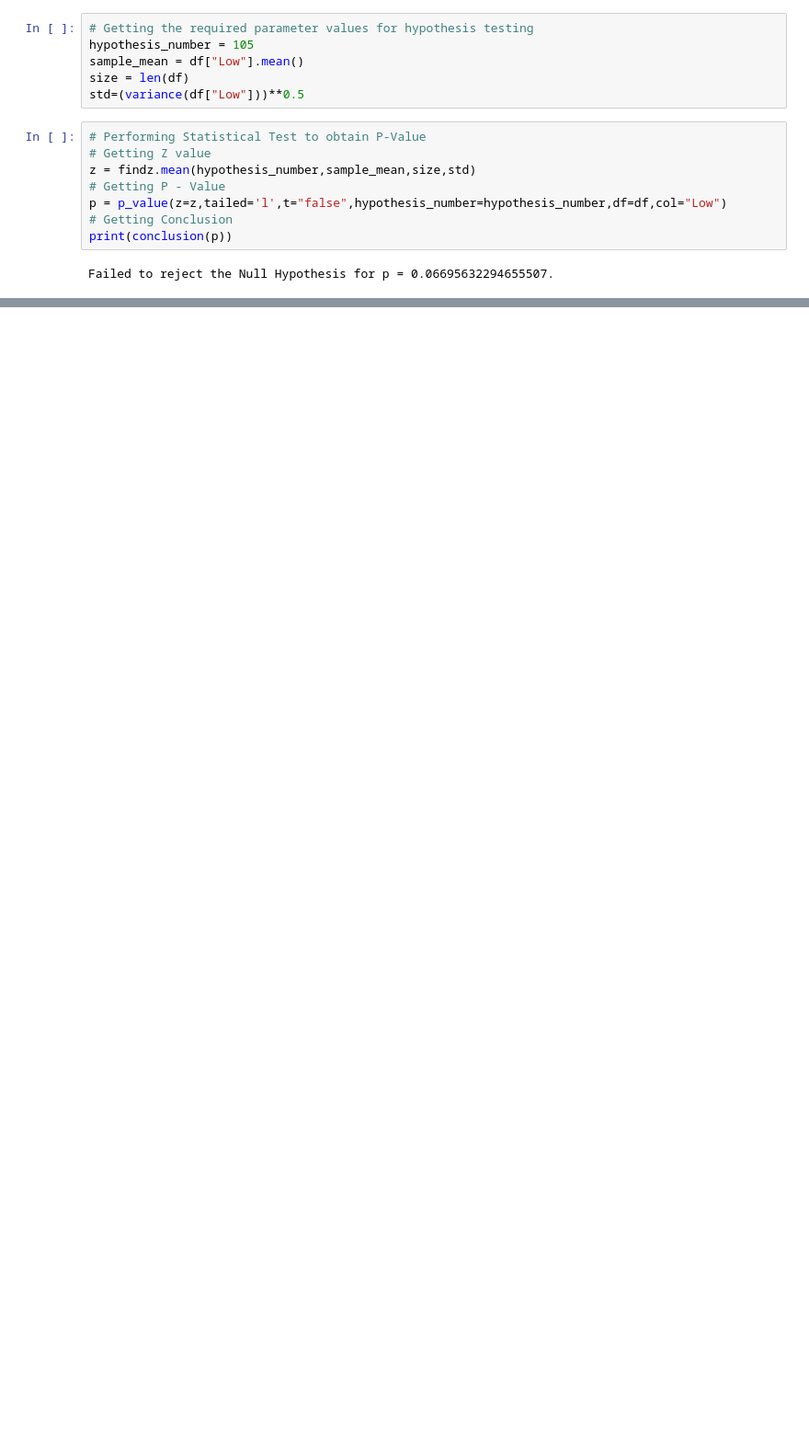
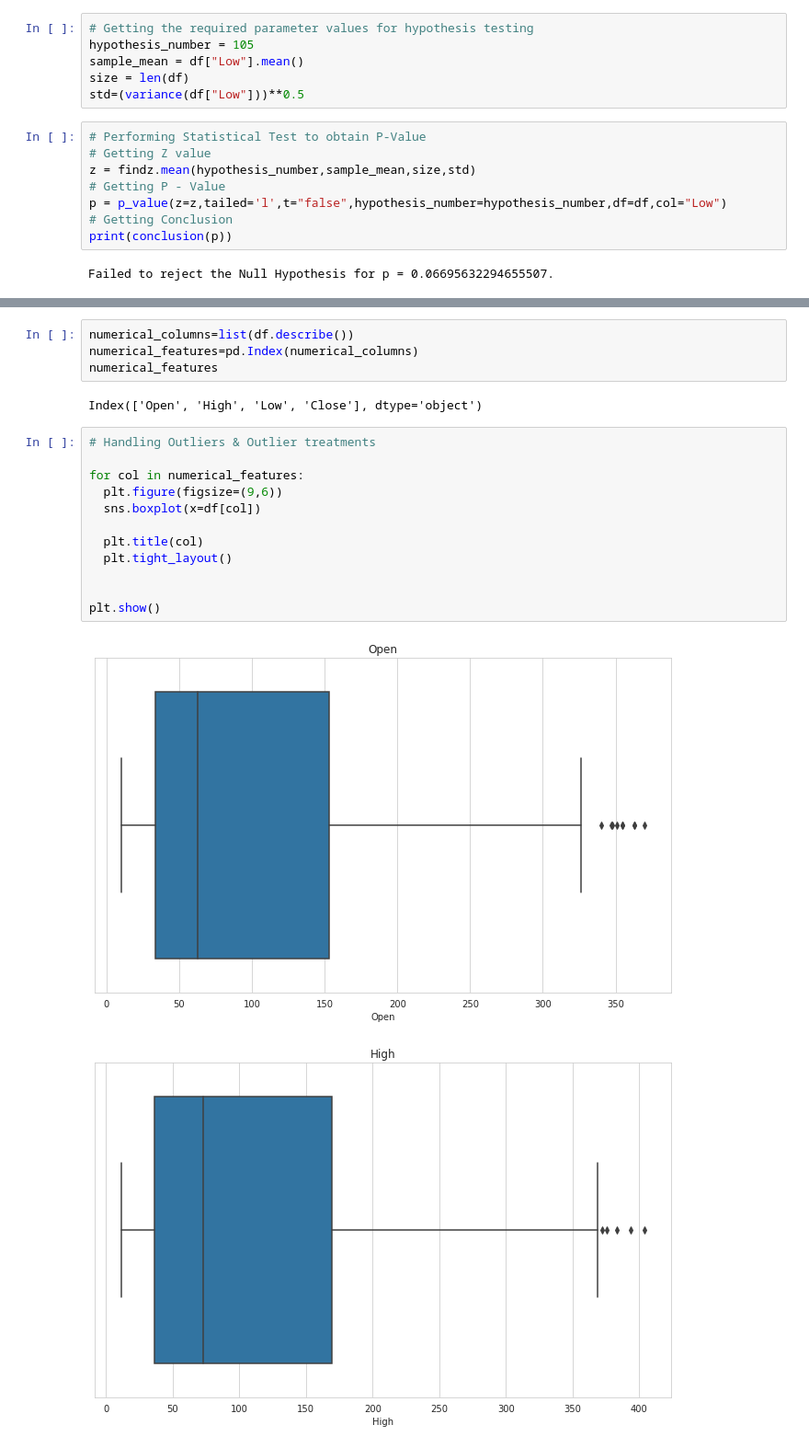
Before and after one commit to shivankb/Yes-Bank-Stock-Closing-Price-Prediction, a Jupyter notebook: yes_bank_stock_closing_price_prediction_ipynb.ipynb, the cells around one changed output, grey strips where cells are left out. Shown at 92% size. Saved outputs shown, nothing was run; the diff lists cells and outputs as text; blank space fills up the shorter version.

```diff
--- a/yes_bank_stock_closing_price_prediction_ipynb.ipynb
+++ b/yes_bank_stock_closing_price_prediction_ipynb.ipynb
@@ -453,0 +707,21 @@ Failed to reject the Null Hypothesis for p = 0.06695632294655507.
+# %%
+numerical_columns=list(df.describe())
+numerical_features=pd.Index(numerical_columns)
+numerical_features
+# %% [output]
+Index(['Open', 'High', 'Low', 'Close'], dtype='object')
+# %%
+# Handling Outliers & Outlier treatments
+
+for col in numerical_features:
+  plt.figure(figsize=(9,6))
+  sns.boxplot(x=df[col])
+
+  plt.title(col)
+  plt.tight_layout()
+
+
+plt.show()
+# %% [output]
+[figure, added]
+[figure, added]
```
Also changed, not shown: parts of 88 cells of this notebook.
